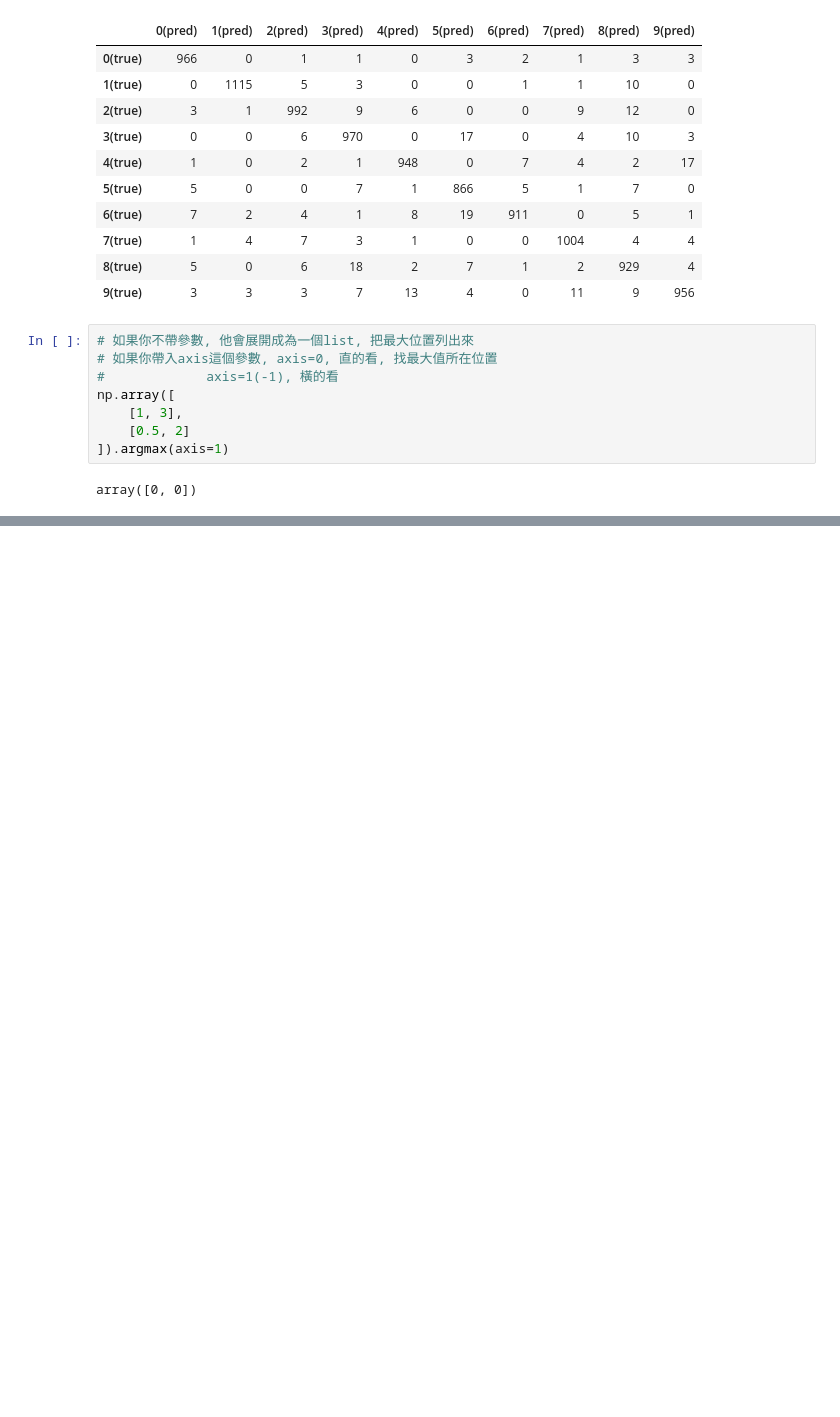
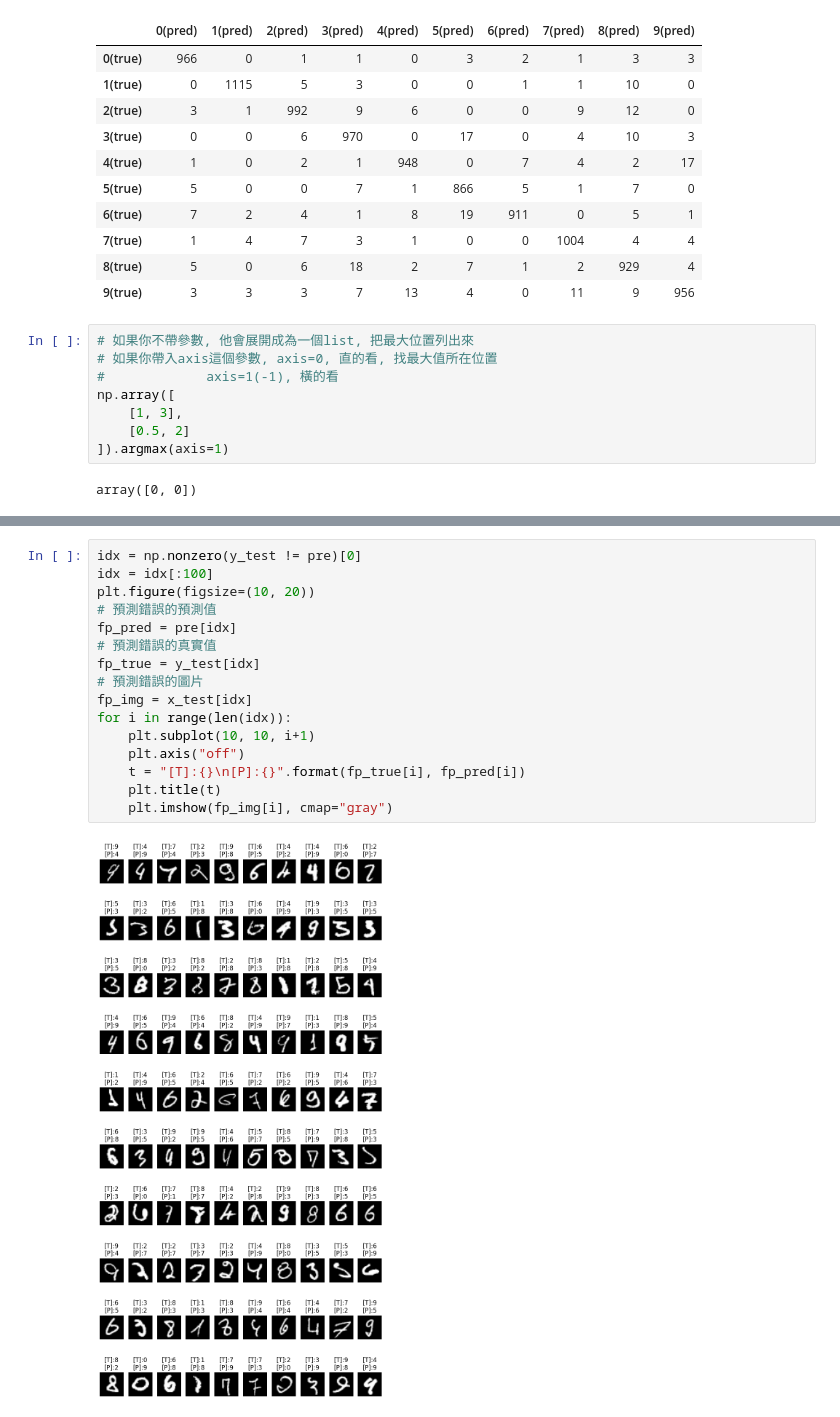
Before and after one commit to Elwing-Chou/tibaml0315, a Jupyter notebook: mnist.ipynb, the cells around one changed output, grey strips where cells are left out. Cells and saved outputs as stored; diff of their text form; blank space fills up the shorter version.

```diff
--- a/mnist.ipynb
+++ b/mnist.ipynb
@@ -176,0 +186,18 @@ array([0, 0])
+# %%
+idx = np.nonzero(y_test != pre)[0]
+idx = idx[:100]
+plt.figure(figsize=(10, 20))
+# 預測錯誤的預測值
+fp_pred = pre[idx]
+# 預測錯誤的真實值
+fp_true = y_test[idx]
+# 預測錯誤的圖片
+fp_img = x_test[idx]
+for i in range(len(idx)):
+    plt.subplot(10, 10, i+1)
+    plt.axis("off")
+    t = "[T]:{}\n[P]:{}".format(fp_true[i], fp_pred[i])
+    plt.title(t)
+    plt.imshow(fp_img[i], cmap="gray")
+# %% [output]
+[figure, added]
```
Also changed, not shown: parts of 1 cell of this notebook.
